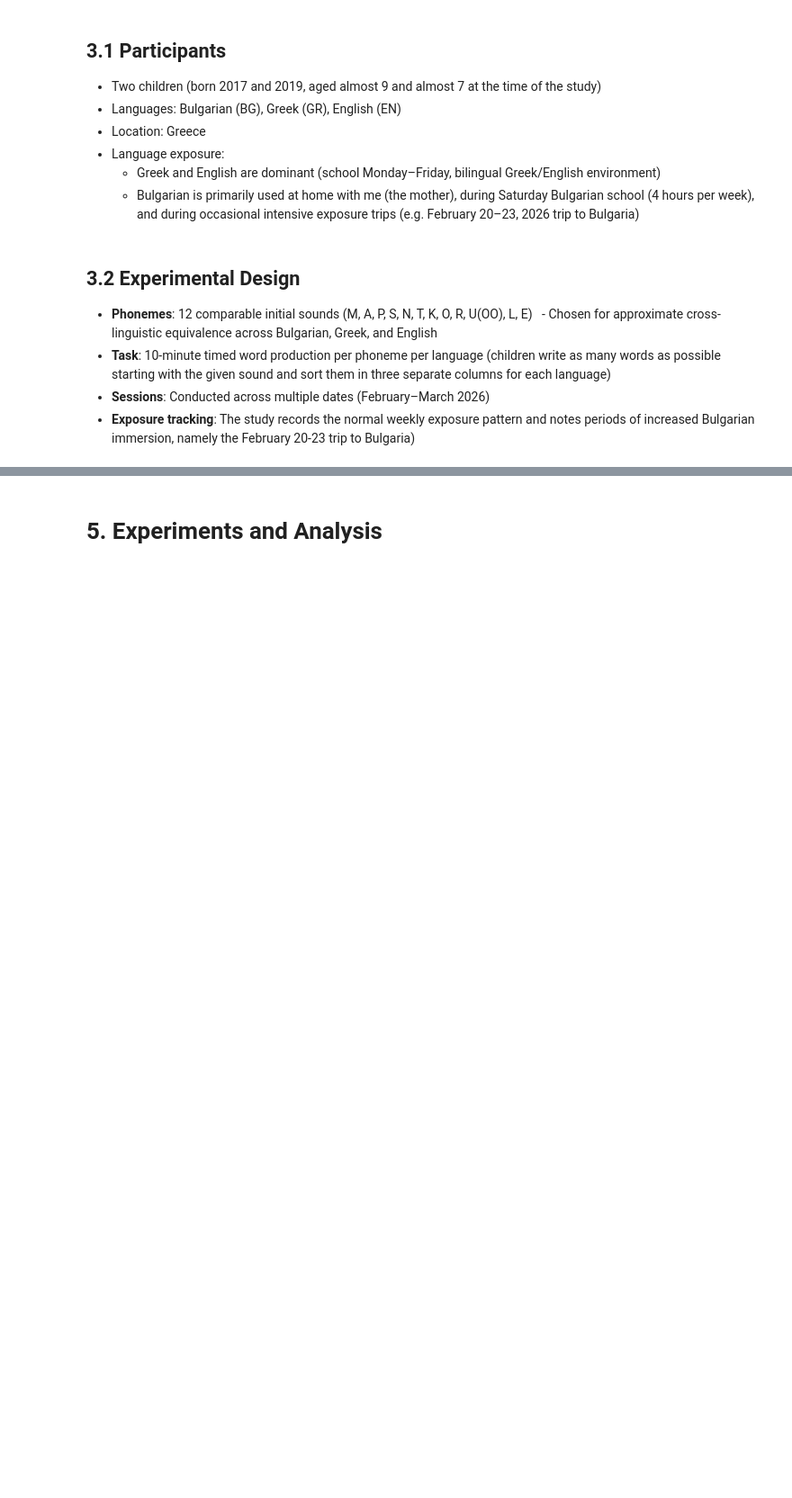
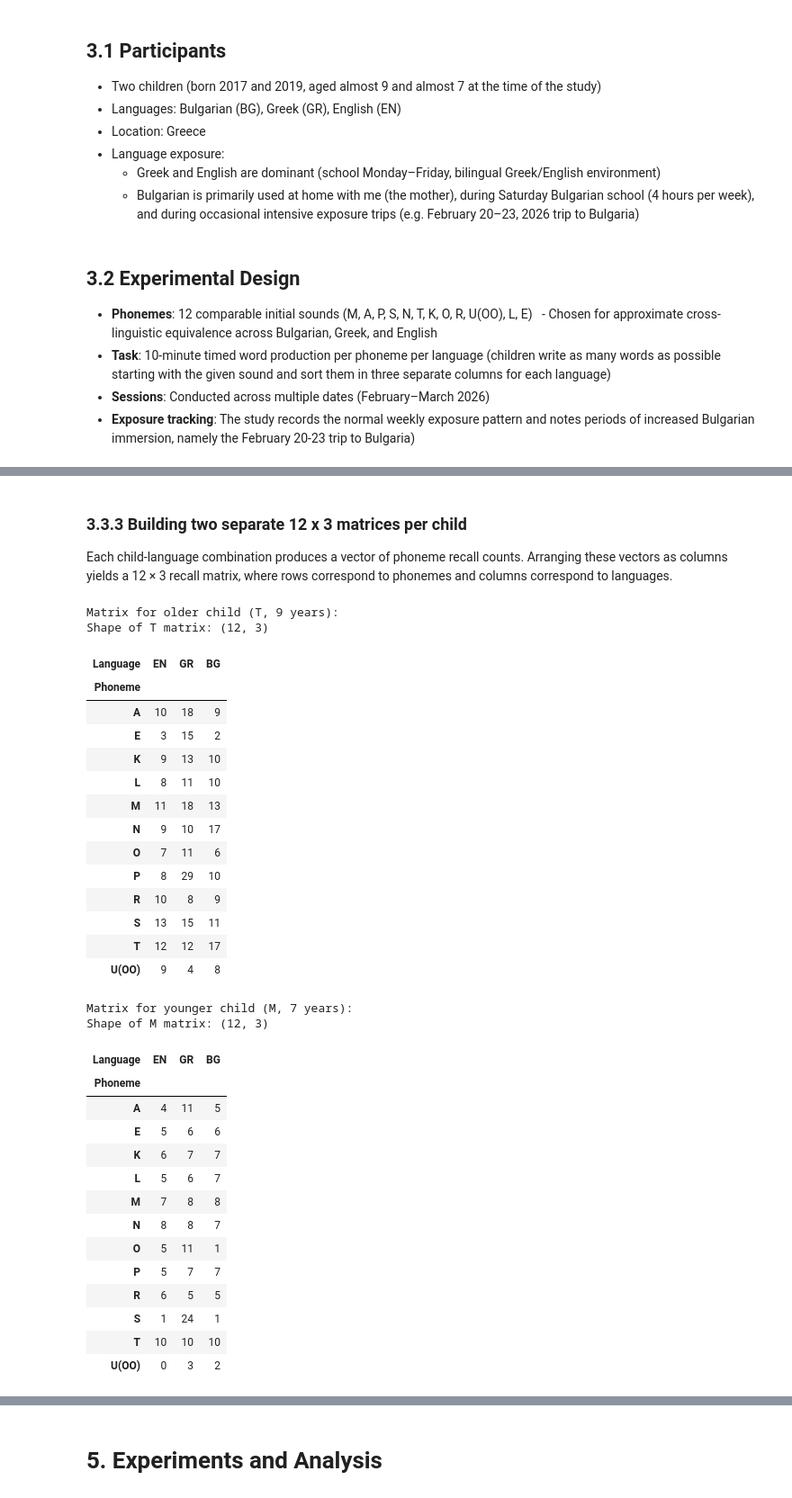
Before and after one commit to Slavena1/SoftUni-Math-for-Devs-Final-Project, a Jupyter notebook: SlavenaProject.ipynb, the cells around one changed output, grey strips where cells are left out. Shown at 90% size. Drawn from its saved outputs; the diff is of its cells as text; code cells hidden in the pictures; blank space fills up the shorter version.

```diff
--- a/SlavenaProject.ipynb
+++ b/SlavenaProject.ipynb
@@ -82,0 +134,65 @@ Additional fataset characteristics:
+# %% [markdown]
+### 3.3.3 Building two separate 12 x 3 matrices per child
+Each child-language combination produces a vector of phoneme recall counts.
+Arranging these vectors as columns yields a 12 × 3 recall matrix, where rows correspond to phonemes and columns correspond to languages.
+# %%
+df_T = df[df['Child'] == 'T']
+df_M = df[df['Child'] == 'M']
+
+pivot_T = df_T.pivot_table(
+    index='Phoneme',
+    columns='Language',
+    aggfunc='size',
+    fill_value=0
+)[['EN', 'GR', 'BG']]
+
+pivot_M = df_M.pivot_table(
+    index='Phoneme',
+    columns='Language',
+    aggfunc='size',
+    fill_value=0
+)[['EN', 'GR', 'BG']]
+
+M_T = pivot_T.values
+M_M = pivot_M.values
+
+print("Matrix for older child (T, 9 years):")
+print("Shape of T matrix:", M_T.shape)
+display(pivot_T)
+
+print("\nMatrix for younger child (M, 7 years):")
+print("Shape of M matrix:", M_M.shape)
+display(pivot_M)
+# %% [output]
+Matrix for older child (T, 9 years):
+Shape of T matrix: (12, 3)
+| Language | EN | GR | BG |
+| Phoneme |  |  |  |
+| A | 10 | 18 | 9 |
+| E | 3 | 15 | 2 |
+| K | 9 | 13 | 10 |
+| L | 8 | 11 | 10 |
+| M | 11 | 18 | 13 |
+| N | 9 | 10 | 17 |
+| O | 7 | 11 | 6 |
+| P | 8 | 29 | 10 |
+| R | 10 | 8 | 9 |
+| S | 13 | 15 | 11 |
+| T | 12 | 12 | 17 |
+| U(OO) | 9 | 4 | 8 |
+Matrix for younger child (M, 7 years):
+Shape of M matrix: (12, 3)
+| Language | EN | GR | BG |
+| Phoneme |  |  |  |
+| A | 4 | 11 | 5 |
+| E | 5 | 6 | 6 |
+| K | 6 | 7 | 7 |
+| L | 5 | 6 | 7 |
+| M | 7 | 8 | 8 |
+| N | 8 | 8 | 7 |
+| O | 5 | 11 | 1 |
+| P | 5 | 7 | 7 |
+| R | 6 | 5 | 5 |
+| S | 1 | 24 | 1 |
+| T | 10 | 10 | 10 |
+| U(OO) | 0 | 3 | 2 |
```
Also changed, not shown: parts of 12 cells of this notebook, 1 other file.
